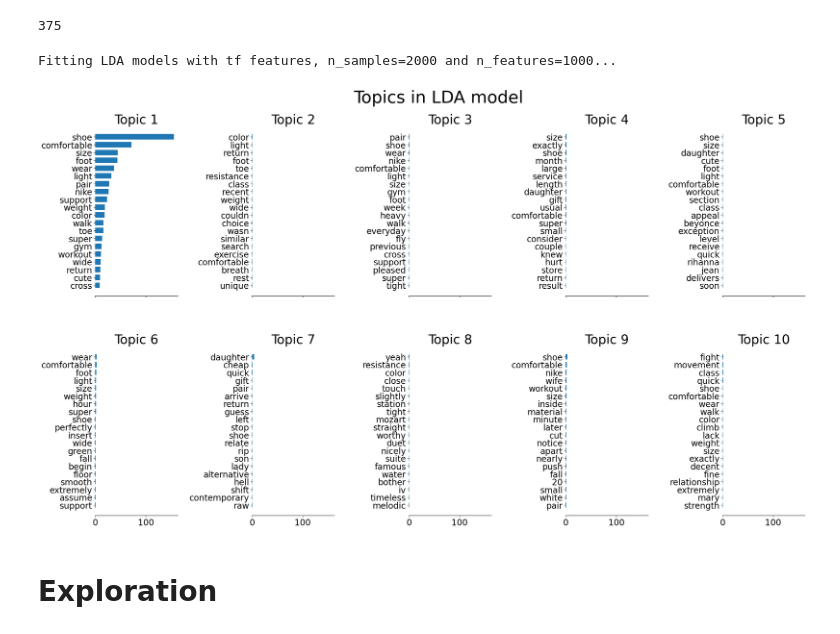
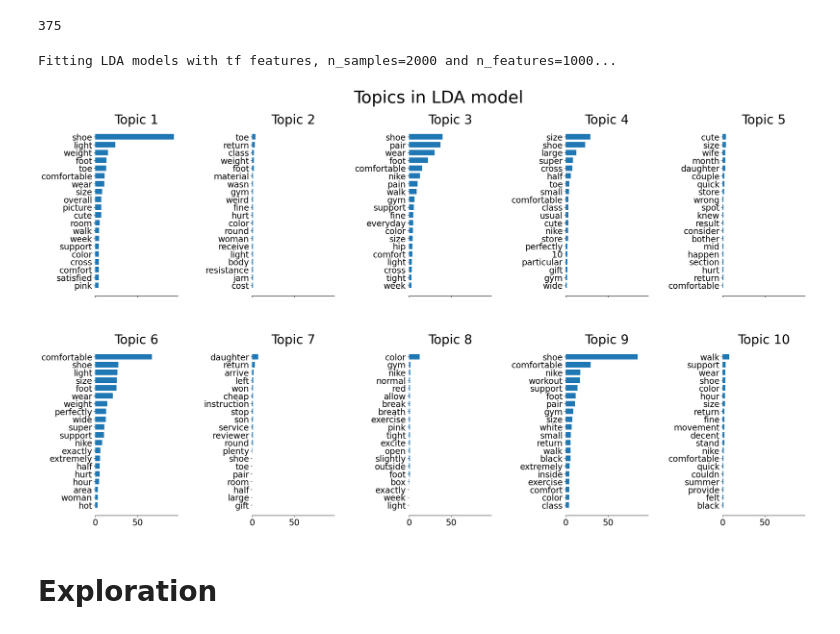
Before and after one commit to anyamazing/CSCI-5525-final-project, a Jupyter notebook: Process.ipynb, the cells around one changed output. Cells and saved outputs as stored; diff of their text form; code cells hidden in the pictures.

```diff
--- a/Process.ipynb
+++ b/Process.ipynb
@@ -181,22 +181,21 @@ documents = tf_vectorizer.transform(data_samples)
 # %%
 print(
     "Fitting LDA models with tf features, n_samples=%d and n_features=%d..."
     % (n_samples, n_features),
 )
 lda = LatentDirichletAllocation(
     n_components=n_components,
     max_iter=5,
-    learning_method="online",
     learning_offset=50.0,
     random_state=0,
 )
 lda.fit(documents)
 
 tf_feature_names = tf_vectorizer.get_feature_names_out()
 plot_top_words(lda, tf_feature_names, n_top_words, "Topics in LDA model")
 # %% [output]
 Fitting LDA models with tf features, n_samples=2000 and n_features=1000...
-[figure, old version]
+[figure, new version]
 # %% [markdown]
 # Exploration
 # %%
```
Also changed, not shown: parts of 1 cell of this notebook.
